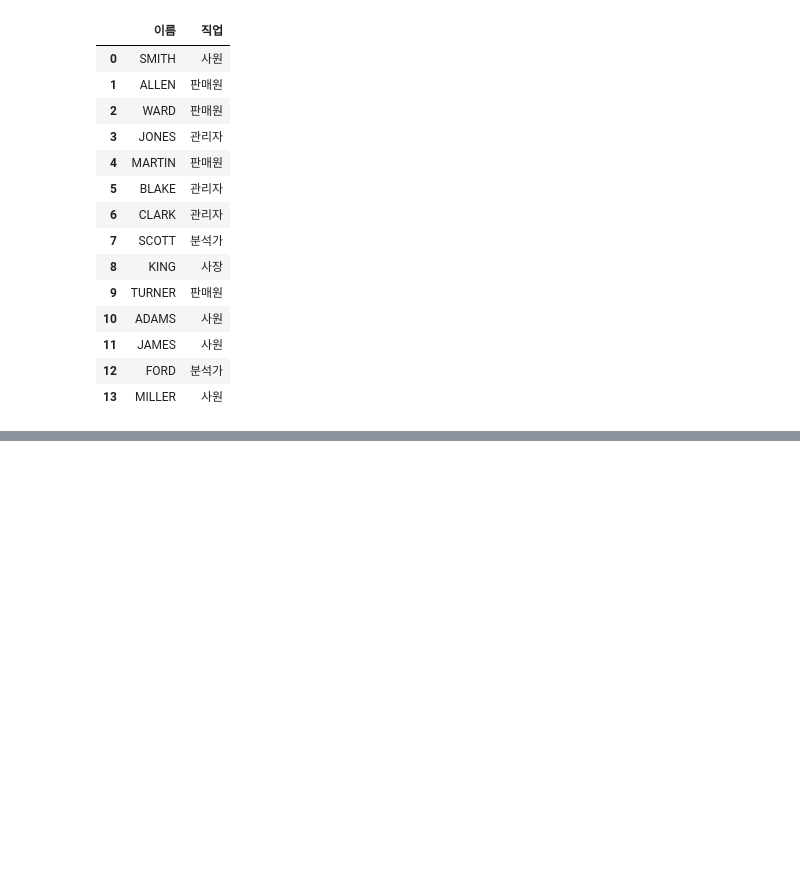
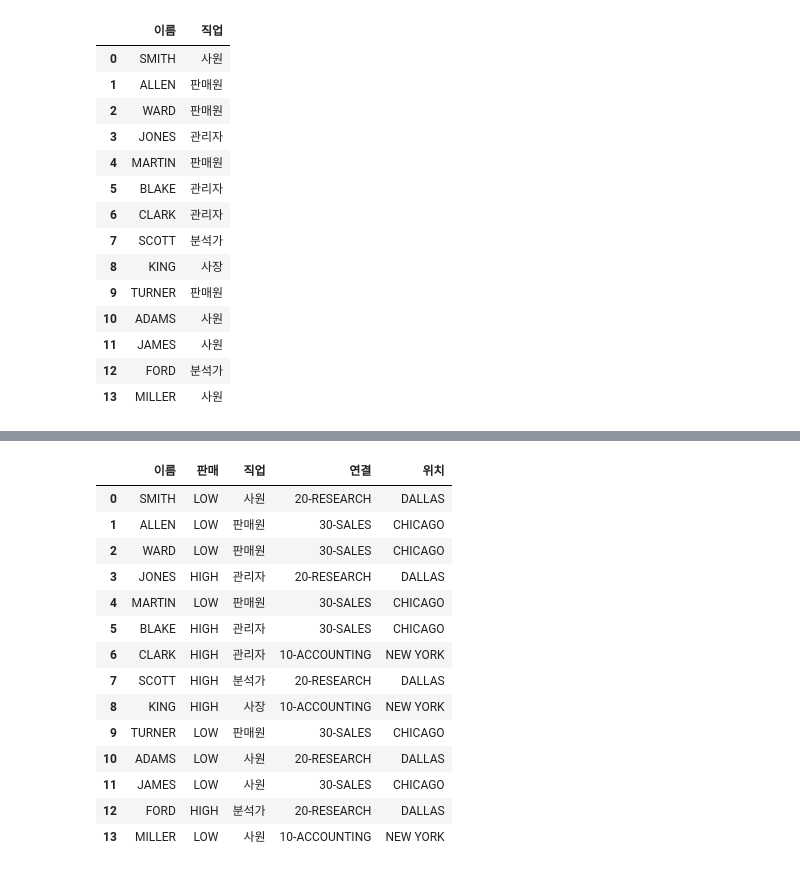
Before and after one commit to aprogod/learning, a Jupyter notebook: 22.03.16/220316.ipynb, the cells around one changed output, grey strips where cells are left out. Cells and saved outputs as stored; diff of their text form; code cells hidden in the pictures; blank space fills up the shorter version.

```diff
--- a/22.03.16/220316.ipynb
+++ b/22.03.16/220316.ipynb
@@ -362,0 +373,41 @@ df_16
+# %%
+sql_17 = """
+            SELECT
+
+            emp.ENAME AS 이름,
+            IF(emp.SAL >= 2450, 'HIGH', 'LOW') AS 판매,
+            CASE
+               WHEN emp.JOB = "ANALYST" THEN "분석가"
+               WHEN emp.JOB = "CLERK" THEN "사원"
+               WHEN emp.JOB = "MANAGER" THEN "관리자"
+               WHEN emp.JOB = "PRESIDENT" THEN "사장"
+               ELSE "판매원"
+               END AS 직업,
+            CONCAT(emp.DEPTNO, '-', dept.DNAME) AS 연결,
+            dept.LOC AS 위치
+
+            FROM emp
+            LEFT JOIN dept
+            ON emp.DEPTNO = dept.DEPTNO
+
+         """
+
+result_17 = _dt._executeAll(sql_17)
+df_17 = pd.DataFrame(result_17)
+df_17
+# %% [output]
+|  | 이름 | 판매 | 직업 | 연결 | 위치 |
+| 0 | SMITH | LOW | 사원 | 20-RESEARCH | DALLAS |
+| 1 | ALLEN | LOW | 판매원 | 30-SALES | CHICAGO |
+| 2 | WARD | LOW | 판매원 | 30-SALES | CHICAGO |
+| 3 | JONES | HIGH | 관리자 | 20-RESEARCH | DALLAS |
+| 4 | MARTIN | LOW | 판매원 | 30-SALES | CHICAGO |
+| 5 | BLAKE | HIGH | 관리자 | 30-SALES | CHICAGO |
+| 6 | CLARK | HIGH | 관리자 | 10-ACCOUNTING | NEW YORK |
+| 7 | SCOTT | HIGH | 분석가 | 20-RESEARCH | DALLAS |
+| 8 | KING | HIGH | 사장 | 10-ACCOUNTING | NEW YORK |
+| 9 | TURNER | LOW | 판매원 | 30-SALES | CHICAGO |
+| 10 | ADAMS | LOW | 사원 | 20-RESEARCH | DALLAS |
+| 11 | JAMES | LOW | 사원 | 30-SALES | CHICAGO |
+| 12 | FORD | HIGH | 분석가 | 20-RESEARCH | DALLAS |
+| 13 | MILLER | LOW | 사원 | 10-ACCOUNTING | NEW YORK |
```
Also changed, not shown: parts of 17 cells of this notebook.
